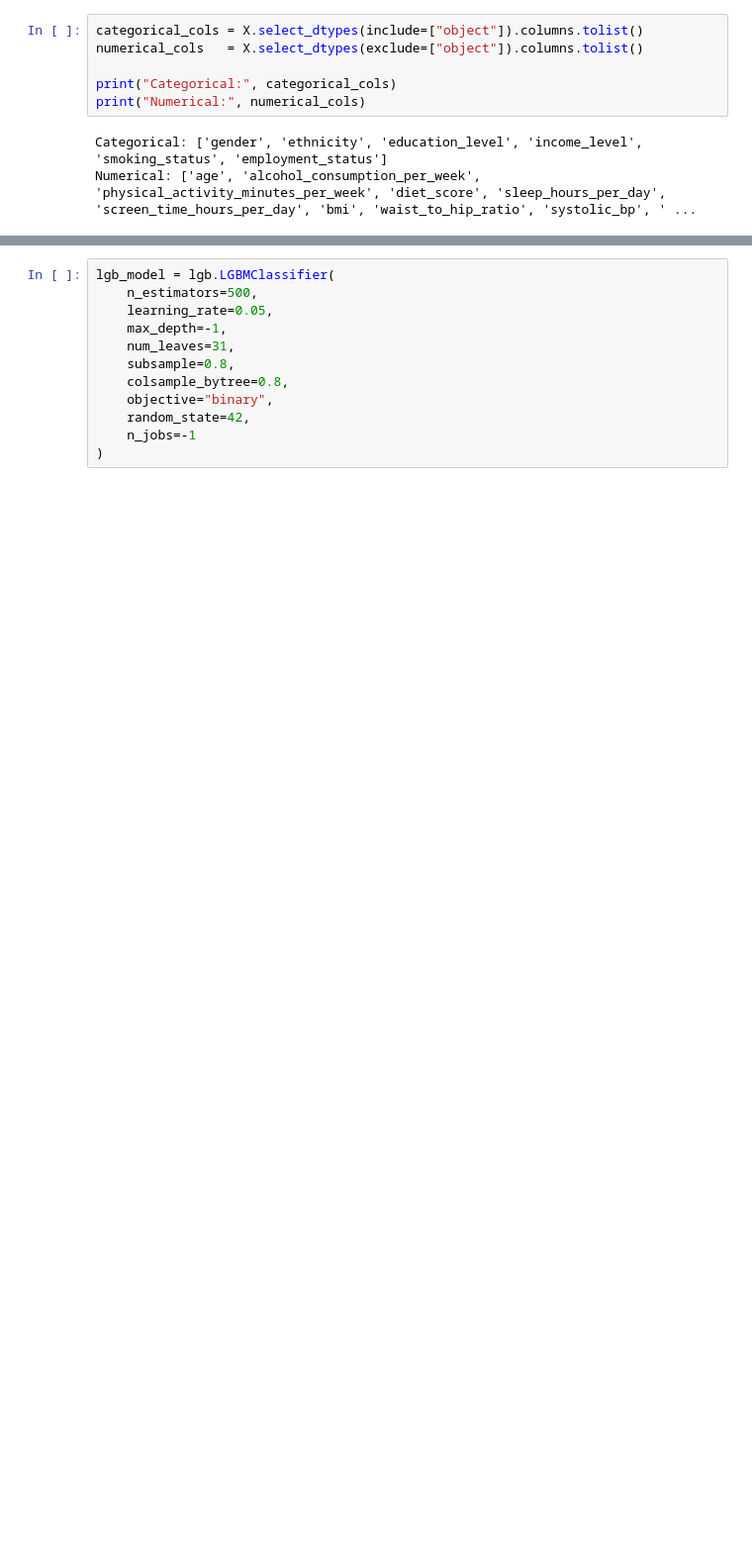
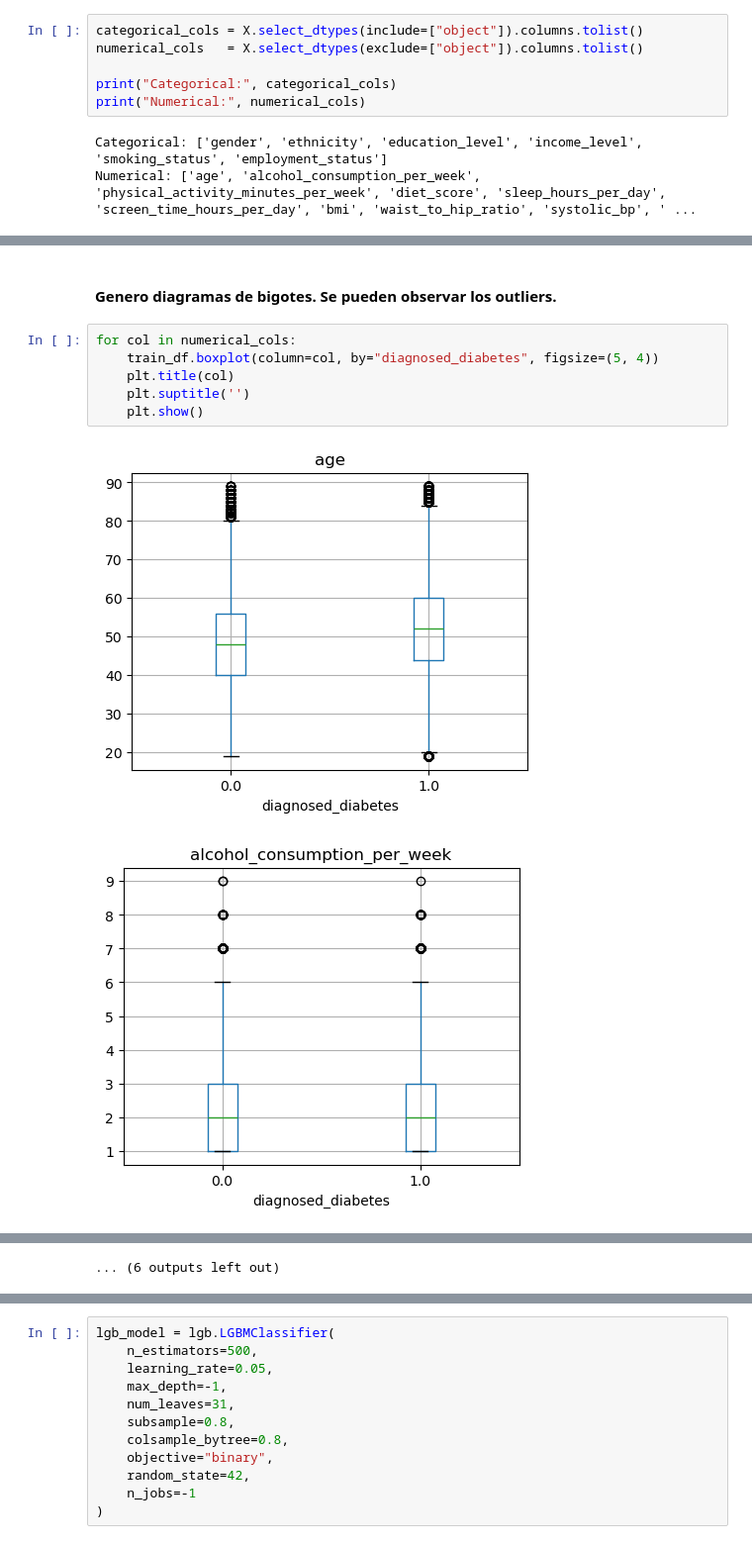
Before and after one commit to iredondosan/ML_Diabetes_Prediction_Challenge, a Jupyter notebook: notebooks/ML_Diabetes_Model_Nacho.ipynb, the cells around one changed output, grey strips where cells are left out. Shown at 99% size. Cells and saved outputs as stored; diff of their text form; blank space fills up the shorter version.

```diff
--- a/notebooks/ML_Diabetes_Model_Nacho.ipynb
+++ b/notebooks/ML_Diabetes_Model_Nacho.ipynb
@@ -63,0 +166,11 @@ Numerical: ['age', 'alcohol_consumption_per_week', 'physical_activity_minutes_pe
+# %% [markdown]
+#### Genero diagramas de bigotes. Se pueden observar los outliers.
+# %%
+for col in numerical_cols:
+    train_df.boxplot(column=col, by="diagnosed_diabetes", figsize=(5, 4))
+    plt.title(col)
+    plt.suptitle('')
+    plt.show()
+# %% [output]
+[figure, added]
+[figure, added]
@@ -63,0 +187 @@ Numerical: ['age', 'alcohol_consumption_per_week', 'physical_activity_minutes_pe
+... (6 outputs left out)
```
Also changed, not shown: parts of 68 cells of this notebook.
